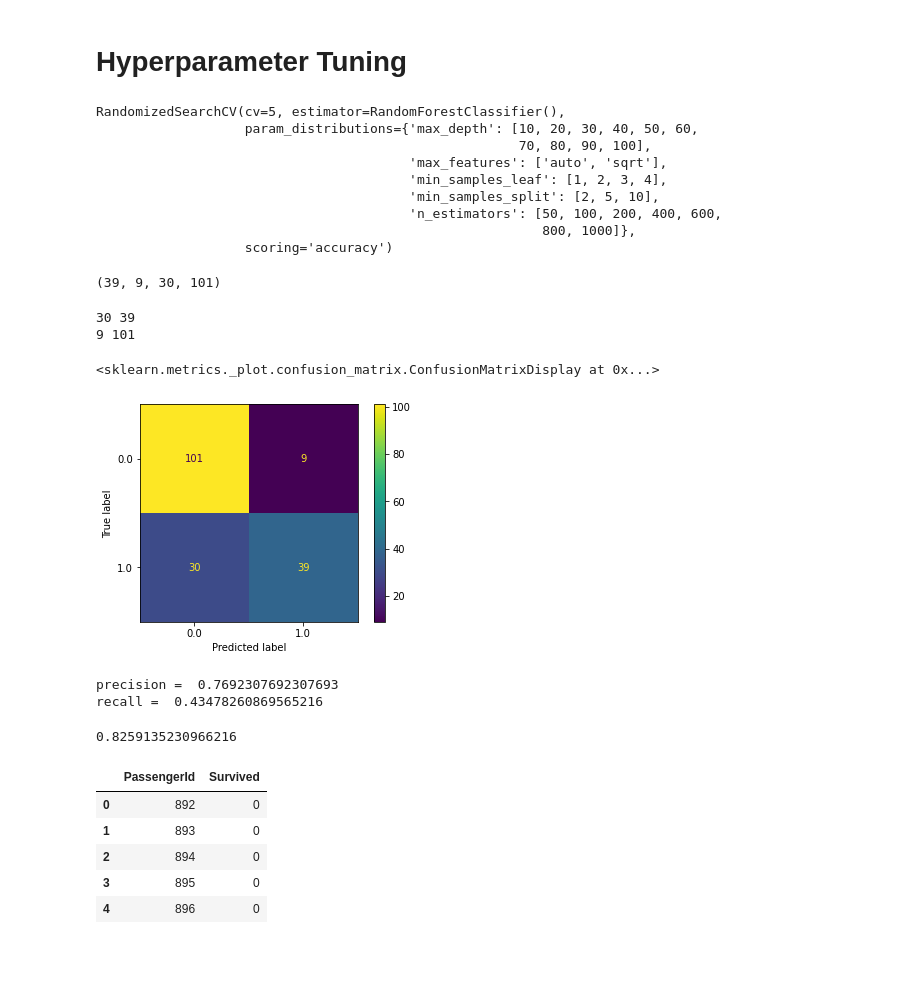
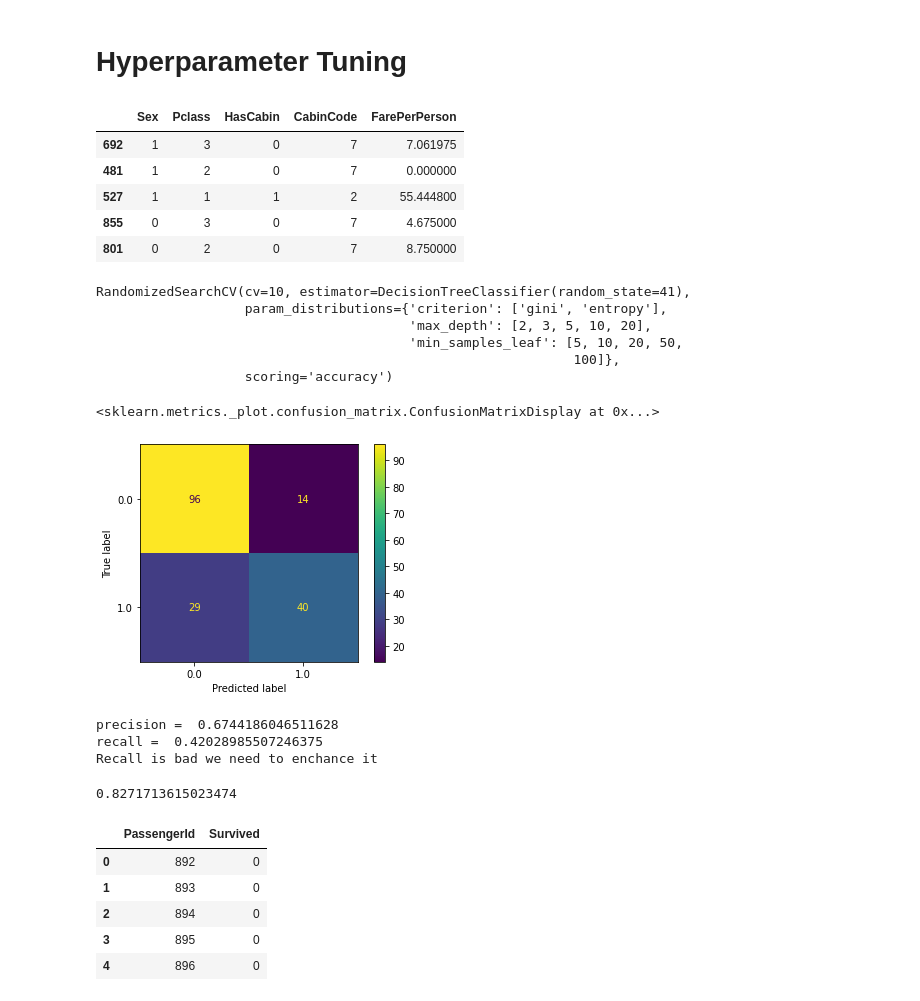
Before and after one commit to marcellinus-witarsah/dataScienceMiniProjects, a Jupyter notebook: TitanicSurvivalModel/Titanic Third.ipynb, the cells around one changed output. Cells and saved outputs as stored; diff of their text form; code cells hidden in the pictures; blank space fills up the shorter version.

```diff
--- a/TitanicSurvivalModel/Titanic Third.ipynb
+++ b/TitanicSurvivalModel/Titanic Third.ipynb
@@ -1321,26 +1310,40 @@ df_models.sort_values(by='Accuracy', ascending=False)
 # Hyperparameter Tuning
 # %%
 from sklearn.model_selection import RandomizedSearchCV, GridSearchCV
+# %%
+X_train.head()
+# %% [output]
+|  | Sex | Pclass | HasCabin | CabinCode | FarePerPerson |
+| 692 | 1 | 3 | 0 | 7 | 7.061975 |
+| 481 | 1 | 2 | 0 | 7 | 0.000000 |
+| 527 | 1 | 1 | 1 | 2 | 55.444800 |
+| 855 | 0 | 3 | 0 | 7 | 4.675000 |
+| 801 | 0 | 2 | 0 | 7 | 8.750000 |
 # %%
-model = RandomForestClassifier()
-parameters = {
+rf_model = RandomForestClassifier(random_state=41)
+rf_parameters = {
      'max_depth': [10, 20, 30, 40, 50, 60, 70, 80, 90, 100],
      'max_features': ['auto', 'sqrt'],
      'min_samples_leaf': [1, 2, 3, 4],
      'min_samples_split': [2, 5, 10],
      'n_estimators': [50,100, 200, 400, 600, 800, 1000]
 }
-model_cv = RandomizedSearchCV(model, param_distributions=parameters, cv=5, scoring='accuracy')
+dt_model = DecisionTreeClassifier(random_state=41)
+dt_parameters = {
+    'max_depth': [2, 3, 5, 10, 20],
+    'min_samples_leaf': [5, 10, 20, 50, 100],
+    'criterion': ["gini", "entropy"]
+}
+
+# model_cv = RandomizedSearchCV(rf_model, param_distributions=rf_parameters, cv=5, scoring='accuracy')
+model_cv = RandomizedSearchCV(dt_model, param_distributions=dt_parameters, cv=10, scoring='accuracy')
 # %%
 model_cv.fit(X_train, y_train)
 # %% [output]
-RandomizedSearchCV(cv=5, estimator=RandomForestClassifier(),
-                   param_distributions={'max_depth': [10, 20, 30, 40, 50, 60,
-                                                      70, 80, 90, 100],
-                                        'max_features': ['auto', 'sqrt'],
-                                        'min_samples_leaf': [1, 2, 3, 4],
-                                        'min_samples_split': [2, 5, 10],
-                                        'n_estimators': [50, 100, 200, 400, 600,
-                                                         800, 1000]},
+RandomizedSearchCV(cv=10, estimator=DecisionTreeClassifier(random_state=41),
+                   param_distributions={'criterion': ['gini', 'entropy'],
+                                        'max_depth': [2, 3, 5, 10, 20],
+                                        'min_samples_leaf': [5, 10, 20, 50,
+                                                             100]},
                    scoring='accuracy')
 # %%
@@ -1362,40 +1365,33 @@ def cal_confusion_matrix(y_test, y_pred):
 # %%
-cal_confusion_matrix(np.array(y_test).astype(int), np.array(model_cv.best_estimator_.predict(X_test).astype(int)))
+# cal_confusion_matrix(np.array(y_test).astype(int), np.array(model_cv.best_estimator_.predict(X_test).astype(int)))
-# %% [output]
-(39, 9, 30, 101)
 # %%
 # [[tn, fp],
 # [tp, fn]]
 
 cm = confusion_matrix(np.array(y_test), np.array(model_cv.best_estimator_.predict(X_test)))
 tp, fp, fn, tn = cm[1][0], cm[0][1], cm[1][1], cm[0][0]
-# %% [output]
-30 39
-9 101
 # %%
-# [[tn, fp],
-# [tp, fn]]
+# np.array(y_test)
 cm = confusion_matrix(np.array(y_test), np.array(model_cv.best_estimator_.predict(X_test)))
-tp, fp, fn, tn = cm[1][0], cm[0][1], cm[1][1], cm[0][0]
-
 ConfusionMatrixDisplay(confusion_matrix=cm, display_labels=model_cv.best_estimator_.classes_).plot()
 # %% [output]
 <sklearn.metrics._plot.confusion_matrix.ConfusionMatrixDisplay at 0x...>
-[figure, old version]
+[figure, new version]
 # %%
 precision = tp/ (tp+fp)
 recall = tp/ (tp+fn)
 
 print("precision = ", precision)
 print("recall = ", recall)
-# Recall is bad we need to enchance it
+print("Recall is bad we need to enchance it")
 # %% [output]
-precision =  0.7692307692307693
-recall =  0.43478260869565216
+precision =  0.6744186046511628
+recall =  0.42028985507246375
+Recall is bad we need to enchance it
 # %%
 model_cv.best_score_
 # %% [output]
-0.8259135230966216
+0.8271713615023474
 # %%
 prediction = model_cv.best_estimator_.predict(X_submit)
 # %%
```
Also changed, not shown: parts of 7 cells of this notebook.
